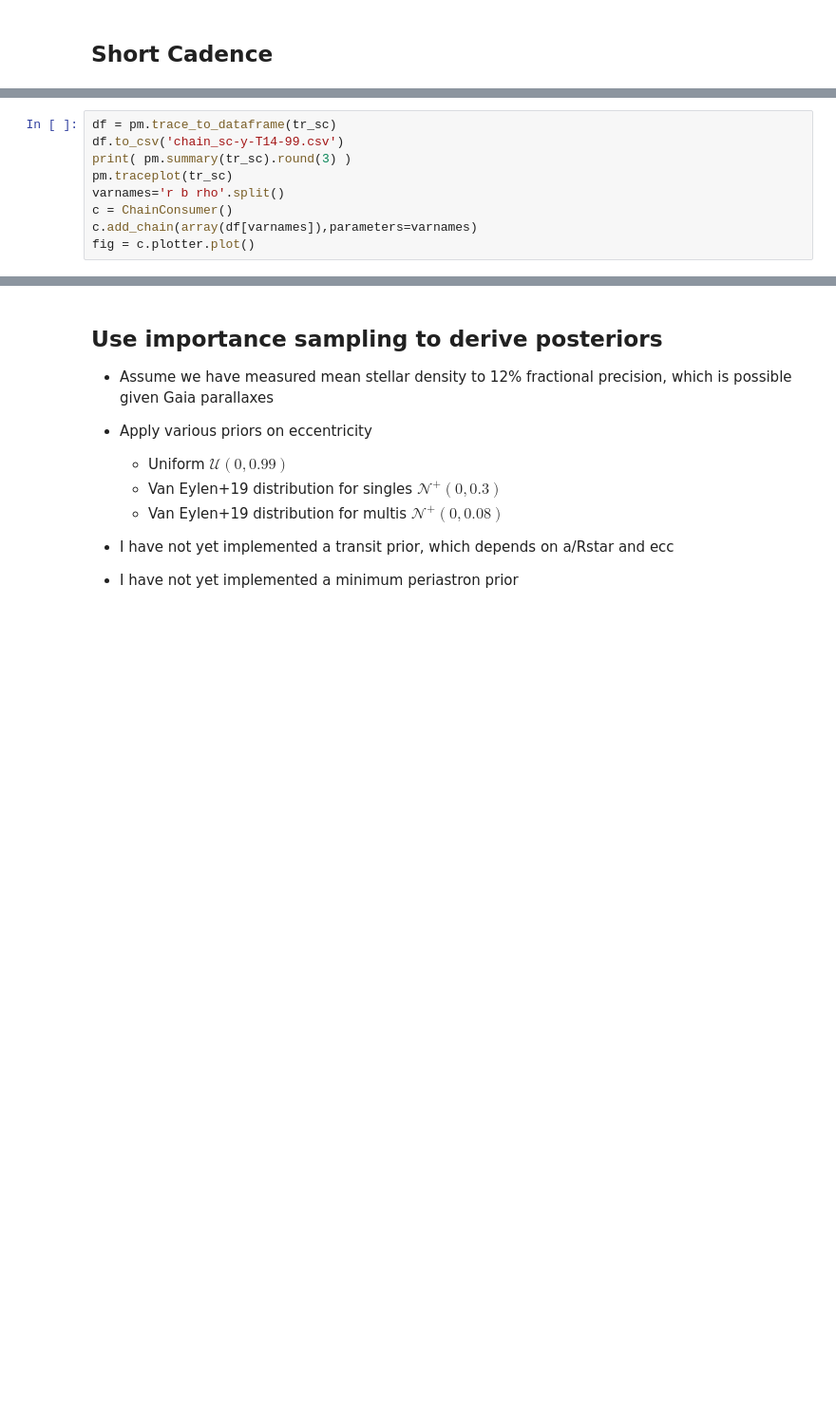
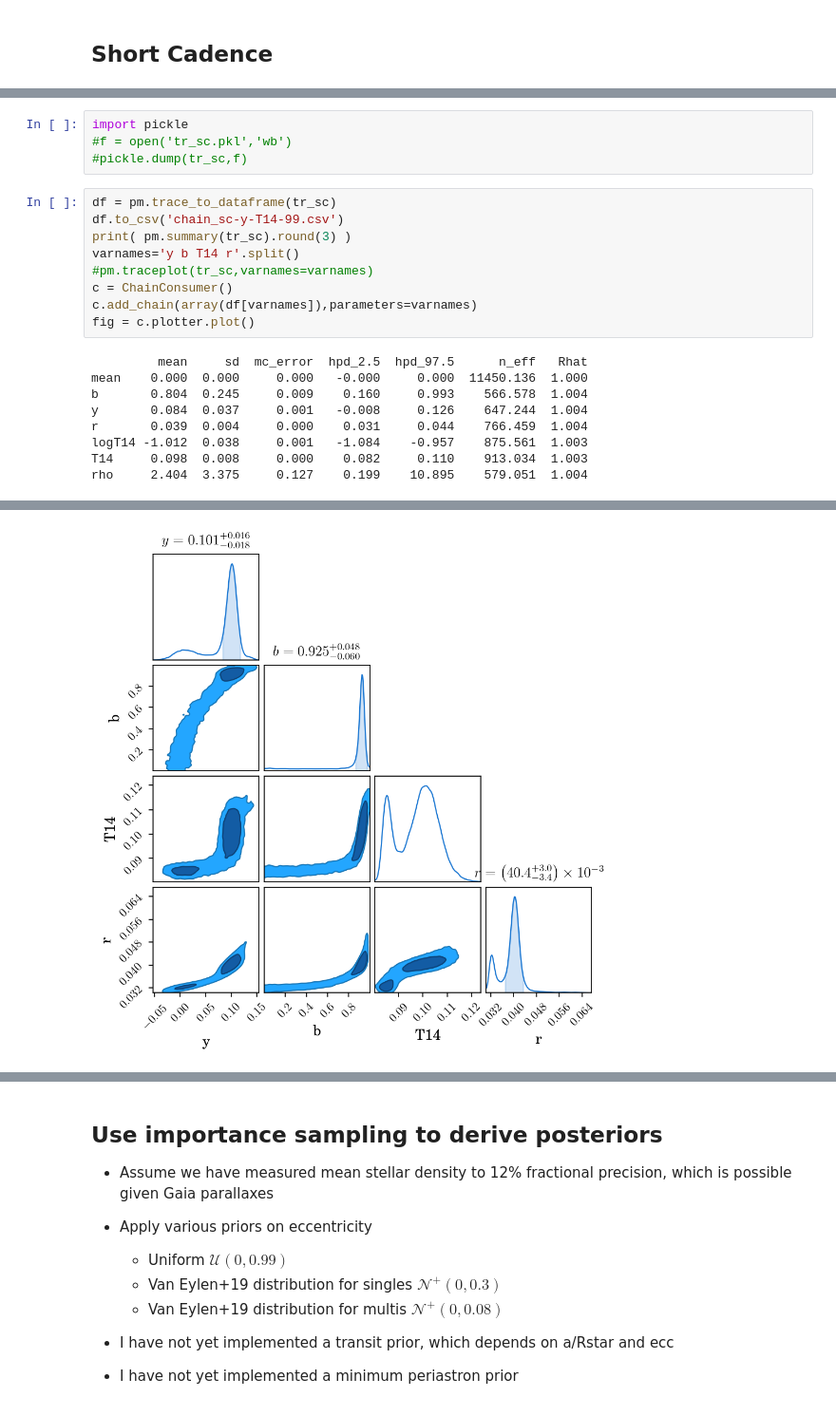
Before and after one commit to petigura/keprat, a Jupyter notebook: Long-v-Short-Cadence_High-b.ipynb, the cells around one changed output, grey strips where cells are left out. Shown at 95% size. Saved outputs shown, nothing was run; the diff lists cells and outputs as text; blank space fills up the shorter version.

```diff
--- a/Long-v-Short-Cadence_High-b.ipynb
+++ b/Long-v-Short-Cadence_High-b.ipynb
@@ -251,9 +258,22 @@ INFO:pymc3:NUTS: [logT14, y, b, mean]
+# %%
+import pickle
+#f = open('tr_sc.pkl','wb')
+#pickle.dump(tr_sc,f)
 # %%
 df = pm.trace_to_dataframe(tr_sc)
 df.to_csv('chain_sc-y-T14-99.csv')
 print( pm.summary(tr_sc).round(3) )
-pm.traceplot(tr_sc)
-varnames='r b rho'.split()
+varnames='y b T14 r'.split()
+#pm.traceplot(tr_sc,varnames=varnames)
 c = ChainConsumer()
 c.add_chain(array(df[varnames]),parameters=varnames)
 fig = c.plotter.plot()
+# %% [output]
+         mean     sd  mc_error  hpd_2.5  hpd_97.5      n_eff   Rhat
+mean    0.000  0.000     0.000   -0.000     0.000  11450.136  1.000
+b       0.804  0.245     0.009    0.160     0.993    566.578  1.004
+y       0.084  0.037     0.001   -0.008     0.126    647.244  1.004
+r       0.039  0.004     0.000    0.031     0.044    766.459  1.004
+logT14 -1.012  0.038     0.001   -1.084    -0.957    875.561  1.003
+T14     0.098  0.008     0.000    0.082     0.110    913.034  1.003
+rho     2.404  3.375     0.127    0.199    10.895    579.051  1.004
@@ -260 +281,2 @@ fig = c.plotter.plot()
+[figure, added]
 # %%
```
Also changed, not shown: parts of 12 cells of this notebook.
